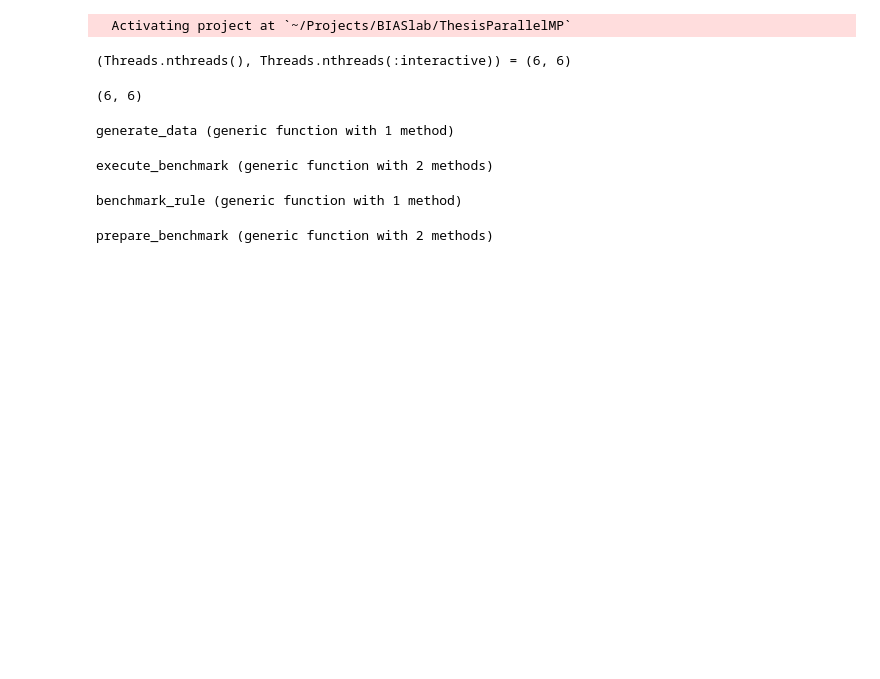
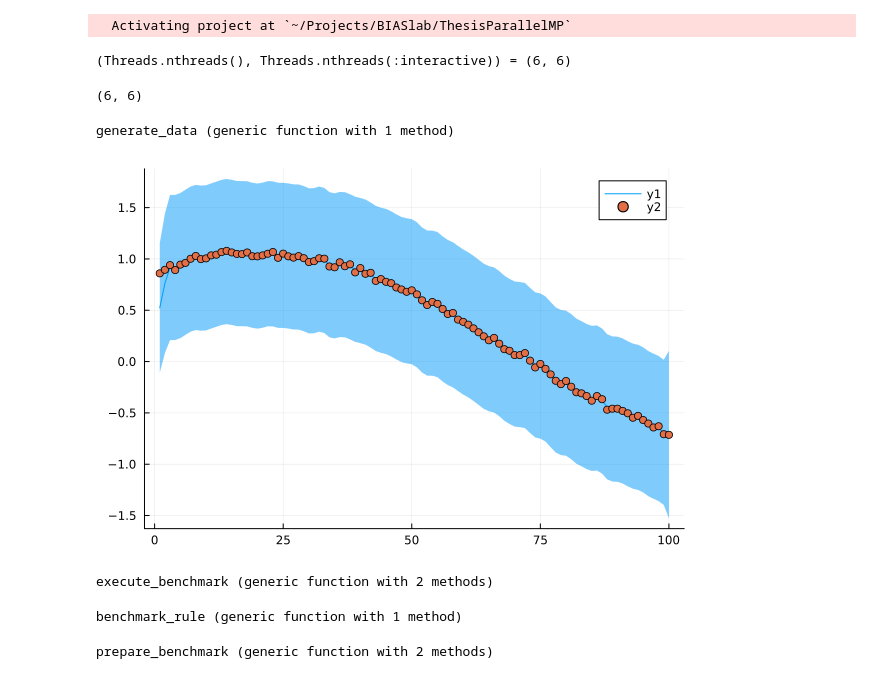
Before and after one commit to biaslab/ThesisParallelMP, a Jupyter notebook: benchmarks/State Space Model.ipynb, the cells around one changed output. Cells and saved outputs as stored; diff of their text form; code cells hidden in the pictures; blank space fills up the shorter version.

```diff
--- a/benchmarks/State Space Model.ipynb
+++ b/benchmarks/State Space Model.ipynb
@@ -77,3 +69,21 @@ data = generate_data(rng, n);
+# %%
+seed = 123
+rng  = StableRNG(seed)
+n = 100
+
+data = generate_data(rng, n);
+
+results = infer(
+    model = state_space_model(n, 10, nothing, ThreadsReusingPipelineStage(vague(NormalMeanVariance))),
+    data  = (y = data,),
+    iterations    = 2,
+    returnvars    = KeepLast(),
+    options       = (limit_stack_depth = 100, ),
+);
+plot(mean.(results.posteriors[:x]), ribbon = std.(results.posteriors[:x]))
+scatter!(data)
+# %% [output]
+[figure, added]
 # %%
 function execute_benchmark(f::F, n = 1000) where { F }
 
```
Also changed, not shown: parts of 7 cells of this notebook, 1 other file.
